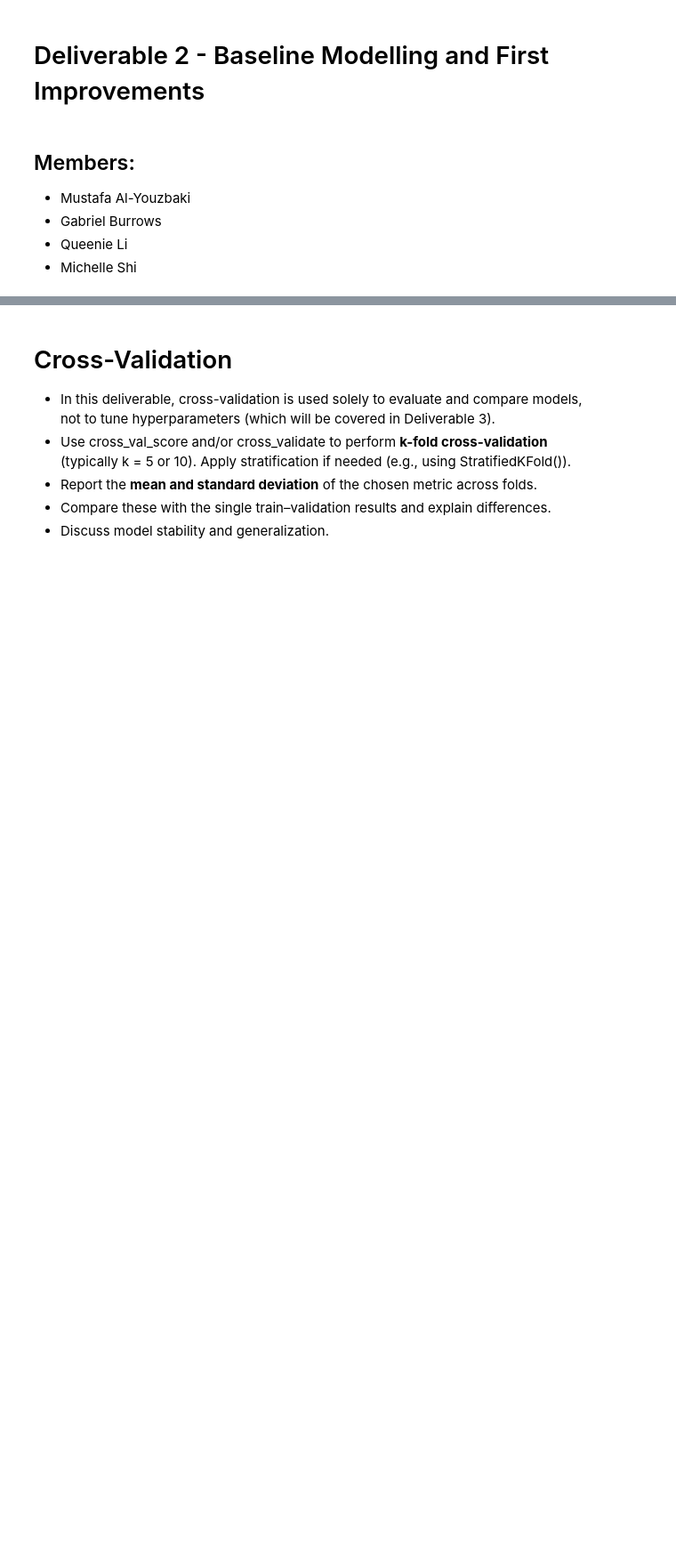
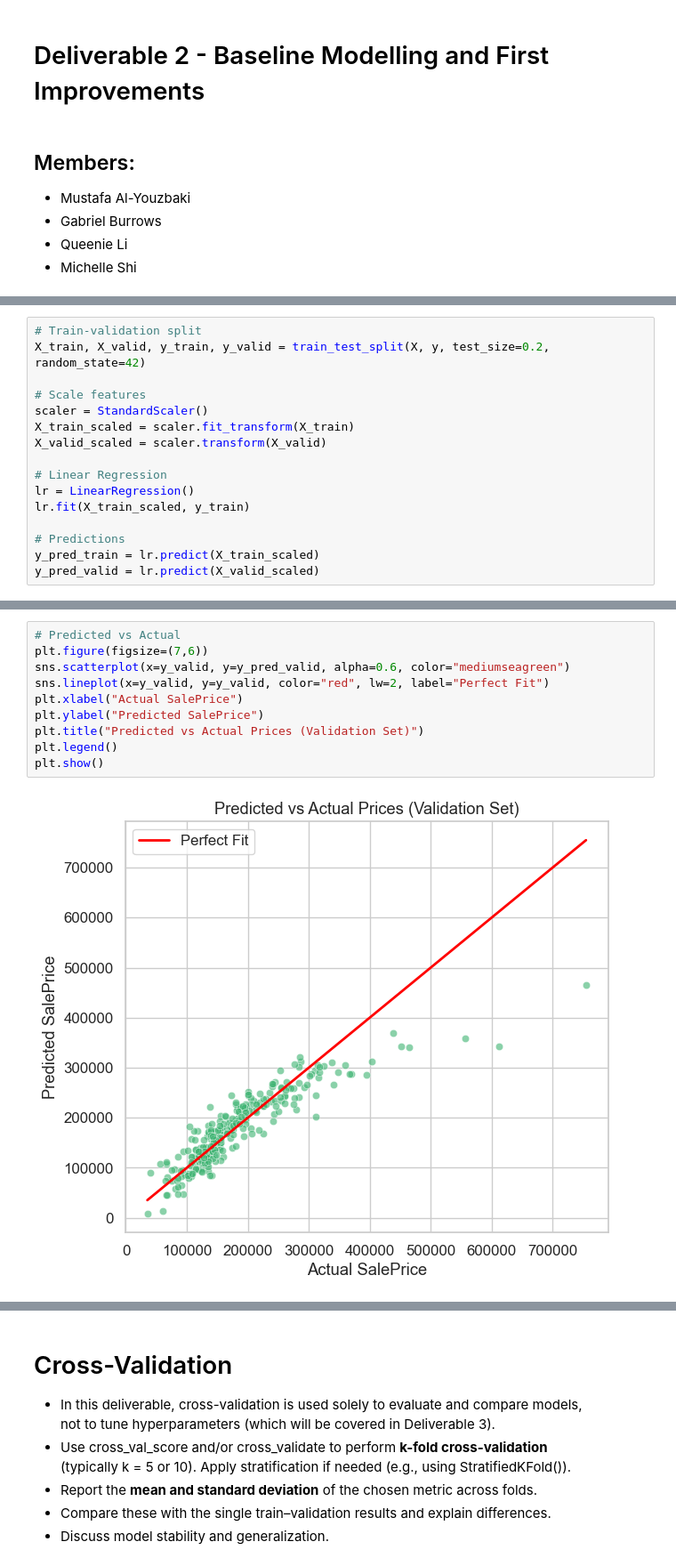
Before and after one commit to michelle-shi-999/cisc251-group-project, a Jupyter notebook: project_deliverable_2_Group_21.ipynb, the cells around one changed output, grey strips where cells are left out. Shown at 89% size. Saved outputs shown, nothing was run; the diff lists cells and outputs as text; blank space fills up the shorter version.

```diff
--- a/project_deliverable_2_Group_21.ipynb
+++ b/project_deliverable_2_Group_21.ipynb
@@ -20,0 +80,16 @@
+# %%
+# Train-validation split
+X_train, X_valid, y_train, y_valid = train_test_split(X, y, test_size=0.2, random_state=42)
+
+# Scale features
+scaler = StandardScaler()
+X_train_scaled = scaler.fit_transform(X_train)
+X_valid_scaled = scaler.transform(X_valid)
+
+# Linear Regression
+lr = LinearRegression()
+lr.fit(X_train_scaled, y_train)
+
+# Predictions
+y_pred_train = lr.predict(X_train_scaled)
+y_pred_valid = lr.predict(X_valid_scaled)
@@ -20,0 +114,12 @@
+# %%
+# Predicted vs Actual
+plt.figure(figsize=(7,6))
+sns.scatterplot(x=y_valid, y=y_pred_valid, alpha=0.6, color="mediumseagreen")
+sns.lineplot(x=y_valid, y=y_valid, color="red", lw=2, label="Perfect Fit")
+plt.xlabel("Actual SalePrice")
+plt.ylabel("Predicted SalePrice")
+plt.title("Predicted vs Actual Prices (Validation Set)")
+plt.legend()
+plt.show()
+# %% [output]
+[figure, added]
```
Also changed, not shown: parts of 11 cells of this notebook.
